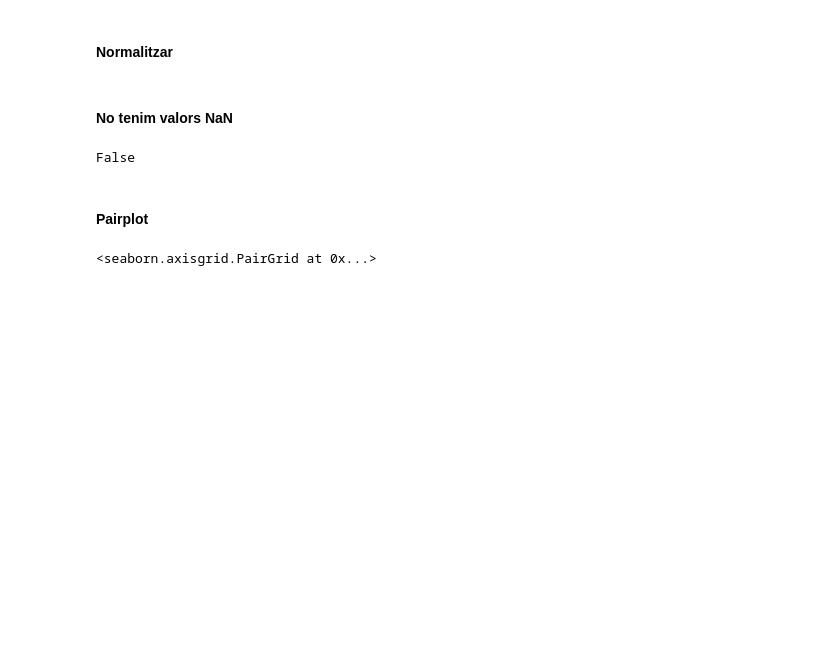
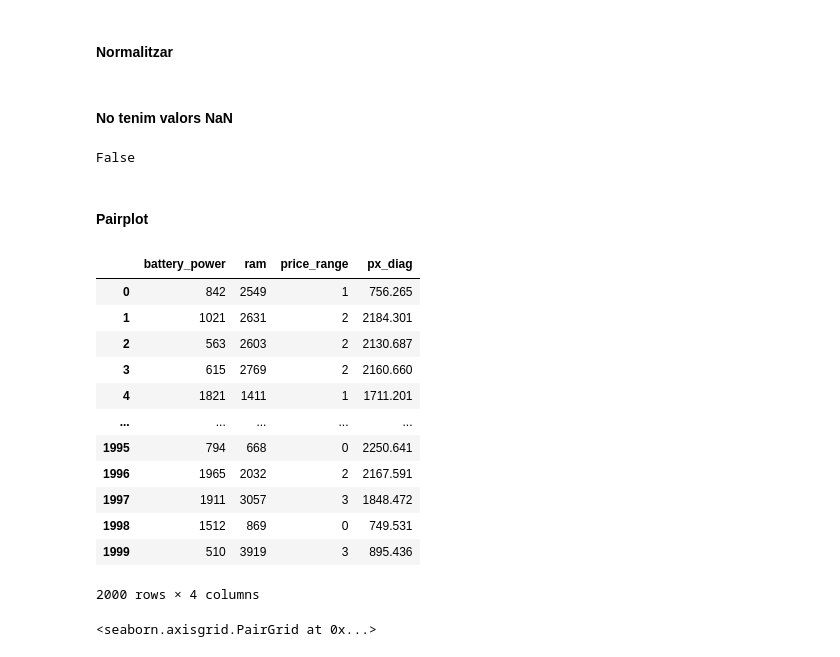
Before and after one commit to AlexCorreaO/prac_2, a Jupyter notebook: Pràctica2_A.ipynb, the cells around one changed output. Drawn from its saved outputs; the diff is of its cells as text; code cells hidden in the pictures; blank space fills up the shorter version.

```diff
--- a/Pràctica2_A.ipynb
+++ b/Pràctica2_A.ipynb
@@ -215,6 +244,22 @@ dataset.isnull().values.any()
 False
 # %% [markdown]
 #### Pairplot
+# %%
+dataset1
+# %% [output]
+|  | battery_power | ram | price_range | px_diag |
+| 0 | 842 | 2549 | 1 | 756.265 |
+| 1 | 1021 | 2631 | 2 | 2184.301 |
+| 2 | 563 | 2603 | 2 | 2130.687 |
+| 3 | 615 | 2769 | 2 | 2160.660 |
+| 4 | 1821 | 1411 | 1 | 1711.201 |
+| ... | ... | ... | ... | ... |
+| 1995 | 794 | 668 | 0 | 2250.641 |
+| 1996 | 1965 | 2032 | 2 | 2167.591 |
+| 1997 | 1911 | 3057 | 3 | 1848.472 |
+| 1998 | 1512 | 869 | 0 | 749.531 |
+| 1999 | 510 | 3919 | 3 | 895.436 |
+2000 rows × 4 columns
 # %%
 sns.pairplot(dataset1, hue='price_range')
 # %% [output]
```
Also changed, not shown: parts of 23 cells of this notebook.
